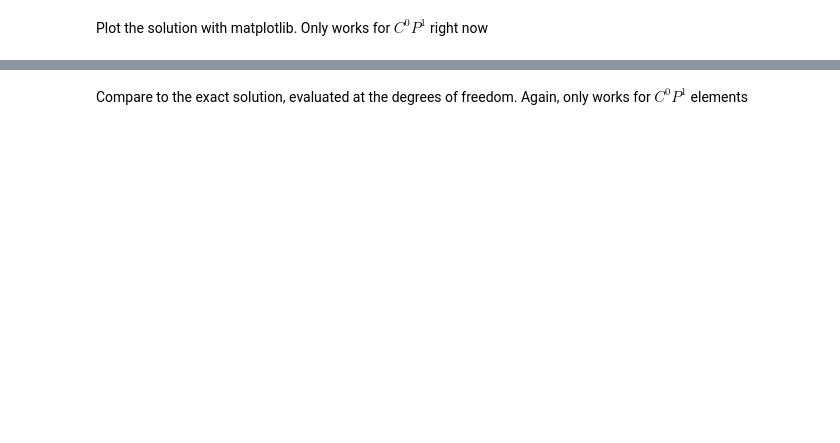
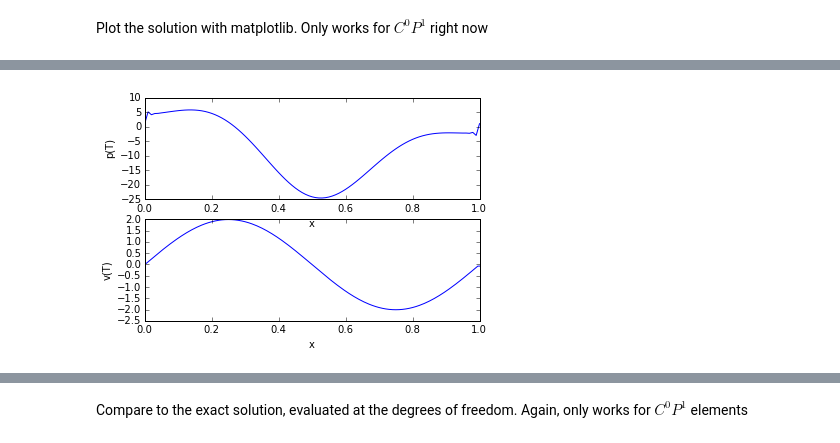
Before and after one commit to erdc/proteus-ps, a Jupyter notebook: NavierStokes-Example.ipynb, the cells around one changed output, grey strips where cells are left out. Cells and saved outputs as stored; diff of their text form; code cells hidden in the pictures; blank space fills up the shorter version.

Commit message:
NAvier Stokes example now runs with time but doesn't solve it properly yet

```diff
--- a/NavierStokes-Example.ipynb
+++ b/NavierStokes-Example.ipynb
@@ -46,7 +46,7 @@ class NavierStokes1D(TransportCoefficients.TC_base):
                          diffusion = {1:{1:{1:'constant'}}}, # - 1/Re * \grad v
                          potential = {1:{1:'u'}}, # define the potential for the diffusion term to be the solution itself
                          reaction  = {0:{0:'constant'}, # r(x)
-                                      1:{0:'constant'}}) # f(x)
+                                      1:{1:'constant'}}) # f(x)
         self.rofx=rofx
         self.fofx=fofx
         self.Re=Re
@@ -70,16 +70,16 @@ class NavierStokes1D(TransportCoefficients.TC_base):
         #equation 0  div(f) + r = 0  (proteus  notation)  div(velocity)=r(x) (our notation)
         c[('f',0)][...,0] = v
         c[('df',0,1)][...,0] = 1.0  # d_f^0_d_u^0
-        c[('r',0)][:]     = -self.rofx(c['x'][:])
+        c[('r',0)][:]     = -self.rofx(c['x'][:],t)
         c[('dr',0,0)][:]   = 0.0
         #equation 1   A grad(p) + v + div(-epsilon grad(v)) = 0
-        c[('m',1)][...,0] = v  # d/dt ( 1.0 * v) = d/dt (m_1)
-        c[('dm',1,1)][...,0] = 1.0  # d_m^1_d_u^1
+        c[('m',1)][:] = v  # d/dt ( 1.0 * v) = d/dt (m_1)
+        c[('dm',1,1)][:] = 1.0  # d_m^1_d_u^1
         c[('f',1)][...,0] = v*v # div ( v\otimes v)
         c[('df',1,1)][...,0] = 2*v # d_f^1_d_u^1
         c[('H',1)][:] = grad_p[...,0] #grad(p)
         c[('dH',1,0)][...,0] = 1.0 # 1
-        c[('r',1)][:]     = -self.fofx(c['x'][:])
+        c[('r',1)][:]     = -self.fofx(c['x'][:],t)
         c[('dr',1,1)][:]  = 0.0#0
         c[('a',1,1)][...,0] = 1.0/self.Re # -1/Re * \grad v
         c[('da',1,1,1)][...,0] = 0.0 # -d_(1/Re)
@@ -211,6 +220,8 @@ numerics.femSpaces = {0:FemTools.C0_AffineLinearOnSimplexWithNodalBasis,#pressur
 
 numerics.timeIntegration = TimeIntegration.BackwardEuler
 numerics.DT = 0.01
+numerics.tnList = list(np.arange(0.0,physics.T+numerics.DT,numerics.DT))
+# numerics.nDTout=10
 
 #Quadrature rules for elements and element  boundaries
 numerics.elementQuadrature = Quadrature.SimplexGaussQuadrature(physics.nd,4)
@@ -229,12 +240,15 @@ numerics.matrix = LinearAlgebraTools.SparseMatrix
 #numerics.levelLinearSolver = LinearSolvers.KSP_petsc4py
 #using petsc4py requires weak boundary condition enforcement
 #can also use our internal wrapper for SuperLU
-numerics.multilevelLinearSolver = LinearSolvers.LU
+# numerics.multilevelLinearSolver = LinearSolvers.KSP_petsc4py
 numerics.levelLinearSolver = LinearSolvers.LU
+
+# numerics.multilevelNonlinearSolver = NonlinearSolvers.Newton
+numerics.levelNonlinearSolver = NonlinearSolvers.Newton
 
 #linear solve rtolerance
 numerics.l_atol_res = 1.0e-8
-numerics.nl_atol_res = 1.0e-4
+numerics.nl_atol_res = 1.0e-8
 numerics.periodicDirichletConditions=None
 #
 # split operator options (trivial since we're not splitting)
@@ -242,7 +256,7 @@ numerics.periodicDirichletConditions=None
 so = default_so
 so.name = physics.name
 so.sList=[default_s]
-so.tnList = [0,1]
+so.tnList = numerics.tnList
 # %% [markdown]
 Construct a NumericalSolution object and solve the problem
 # %%
@@ -252,6 +266,9 @@ ns.calculateSolution('run1')
 x = ns.modelList[0].levelModelList[-1].mesh.nodeArray[:,0]
 #y = ns.modelList[0].levelModelList[-1].mesh.nodeArray[:,1]
 #triangles = ns.modelList[0].levelModelList[-1].mesh.elementNodesArray
-p = ns.modelList[0].levelModelList[-1].u[0].dof
-v = ns.modelList[0].levelModelList[-1].u[1].dof
+
+
+# grab the last time step solution and save the components as pT and vT
+pT = ns.modelList[0].levelModelList[-1].u[0].dof
+vT = ns.modelList[0].levelModelList[-1].u[1].dof
 # %% [output]
@@ -280,33 +300,35 @@ Plot the solution with matplotlib. Only works for $C^0 P^1$ right now
 # %%
 import matplotlib.pyplot as plt
 fig, (ax1,ax2) = plt.subplots(2,1)
-ax1.plot(x,p)
+ax1.plot(x,pT)
 ax1.set_xlabel('x')
-ax1.set_ylabel('p')
+ax1.set_ylabel('p(T)')
 useTH=True
 if not useTH:
-    ax2.plot(x,v[:numerics.nn])
+    ax2.plot(x,vT[:numerics.nn])
     ax2.set_xlabel('x')
-    ax2.set_ylabel('v')
+    ax2.set_ylabel('v(T)')
 else:
     xm = np.array(0.5*(x[:-1]+x[1:]))
     xq=[];
     vq=[];
     pq=[];
     for i in range(numerics.nn-1):
         xq.append(x[i])
-        vq.append(v[i])
+        vq.append(vT[i])
 #    uq.append(u[i])
         xq.append(xm[i])
-        vq.append(v[numerics.nn+i])
+        vq.append(vT[numerics.nn+i])
 #    uq.append(u[numerics.nn+i])
     xq.append(x[-1])
-    vq.append(v[-1])
+    vq.append(vT[-1])
 #uq.append(u[-1])
 #xq = np.concatenate([x,xm])
 #xq.append(x1[-1])
 #ax1.plot(xq,uq)
     ax2.plot(xq,vq)
     ax2.set_xlabel('x')
-    ax2.set_ylabel('v')
+    ax2.set_ylabel('v(T)')
+# %% [output]
+[figure, added]
 # %%
```
Also changed, not shown: parts of 7 cells of this notebook.
